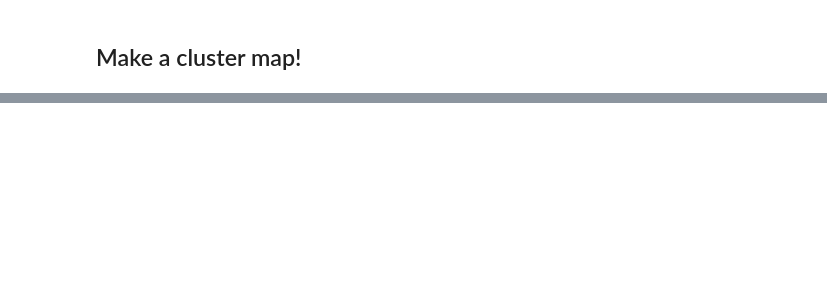
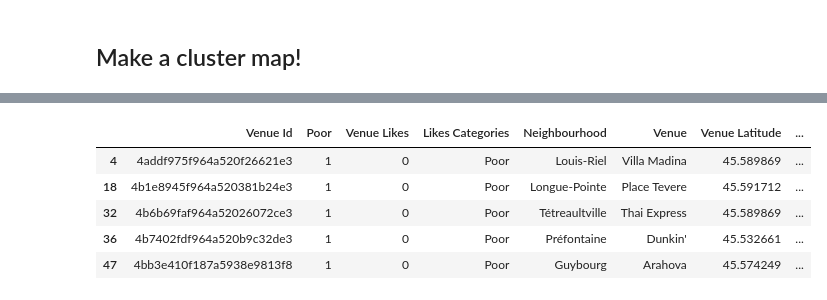
Before and after one commit to jlbdash/CapstoneProject, a Jupyter notebook: Montreal.ipynb, the cells around one changed output, grey strips where cells are left out. Cells and saved outputs as stored; diff of their text form; code cells hidden in the pictures; blank space fills up the shorter version.

```diff
--- a/Montreal.ipynb
+++ b/Montreal.ipynb
@@ -32,7 +43,7 @@ import folium
 # %%
 # The code was removed by Watson Studio for sharing.
 # %%
-body = client_55e1b85e93954a0a8adb3f781687106a.get_object(Bucket='capstone-donotdelete-pr-zvspxpvrshowno',Key='quartierreferencehabitation.csv')['Body']
+body = client_ad8a395b1a824e92be16f752eb12ce20.get_object(Bucket='capstone-donotdelete-pr-tbdvkbr5if4f3p',Key='quartierreferencehabitation.csv')['Body']
 # add missing __iter__ method, so pandas accepts body as file-like object
 if not hasattr(body, "__iter__"): body.__iter__ = types.MethodType( __iter__, body )
 
@@ -40,8 +51,9 @@ df_data_3 = pd.read_csv(body)
 mount = df_data_3.drop(columns=['no_qr', 'nom_mun','no_arr'])
 # %%
 
-body = client_55e1b85e93954a0a8adb3f781687106a.get_object(Bucket='capstone-donotdelete-pr-zvspxpvrshowno',Key='Neighbourhoods.csv')['Body']
+body = client_ad8a395b1a824e92be16f752eb12ce20.get_object(Bucket='capstone-donotdelete-pr-tbdvkbr5if4f3p',Key='Neighbourhoods.csv')['Body']
 # add missing __iter__ method, so pandas accepts body as file-like object
 if not hasattr(body, "__iter__"): body.__iter__ = types.MethodType( __iter__, body )
 
 df_data_5 = pd.read_csv(body)
+df_data_5.head()
@@ -215,7 +293,9 @@ plt.show()
 Poor = venuelist['Venue Likes']<=(np.percentile(venuelist['Venue Likes'], 25))
 Acceptable = venuelist[(venuelist['Venue Likes']>(np.percentile(venuelist['Venue Likes'], 25))) & (venuelist['Venue Likes']<=(np.percentile(venuelist['Venue Likes'], 50)))]
 Good = venuelist[(venuelist['Venue Likes']>(np.percentile(venuelist['Venue Likes'], 50))) & (venuelist['Venue Likes']<=(np.percentile(venuelist['Venue Likes'], 75)))]
-Great = venuelist['Venue Likes']>(np.percentile(venuelist['Venue Likes'], 75))
+Great = venuelist[(venuelist['Venue Likes']>(np.percentile(venuelist['Venue Likes'], 75))) & (venuelist['Venue Likes']<=(np.percentile(venuelist['Venue Likes'], 90)))]
+Excellent = venuelist['Venue Likes']>(np.percentile(venuelist['Venue Likes'], 90))
+
 
 def conditions(l):
     if l['Venue Likes']<=(np.percentile(venuelist['Venue Likes'], 25)):
@@ -224,8 +304,10 @@ def conditions(l):
         return 'Acceptable'
     if l['Venue Likes']<=(np.percentile(venuelist['Venue Likes'], 75)):
         return 'Good'
-    if l['Venue Likes']>(np.percentile(venuelist['Venue Likes'], 75)):
+    if l['Venue Likes']<=(np.percentile(venuelist['Venue Likes'], 90)):
         return 'Great'
+    if l['Venue Likes']>(np.percentile(venuelist['Venue Likes'], 90)):
+        return 'Excellent'
 
 venuelist['Likes Categories']=venuelist.apply(conditions, axis=1)
 # %%
@@ -256,7 +359,7 @@ city_grouped.head()
 # %% [markdown]
 <h2>Make a cluster map!</h2>
 # %%
-kclusters = 4
+kclusters = 5
 
 city_grouped_clustering = city_grouped.drop('Venue Id', 1)
 
@@ -300,4 +407,12 @@ map_clusters
 # %%
-# Cluster "Poor" Rating
+# Cluster 0: "Poor" Rating
 
-city_merge.loc[city_merge['Cluster Labels'] == 0, city_merge.columns[[0] + list(range(6, city_merge.shape[1]))]].head()
+poor = city_merge.loc[city_merge['Cluster Labels'] == 0, city_merge.columns[[0] + list(range(6, city_merge.shape[1]))]]
+poor.head()
+# %% [output]
+|  | Venue Id | Poor | Venue Likes | Likes Categories | Neighbourhood | Venue | Venue Latitude | ... |
+| 4 | 4addf975f964a520f26621e3 | 1 | 0 | Poor | Louis-Riel | Villa Madina | 45.589869 | ... |
+| 18 | 4b1e8945f964a520381b24e3 | 1 | 0 | Poor | Longue-Pointe | Place Tevere | 45.591712 | ... |
+| 32 | 4b6b69faf964a52026072ce3 | 1 | 0 | Poor | Tétreaultville | Thai Express | 45.589869 | ... |
+| 36 | 4b7402fdf964a520b9c32de3 | 1 | 0 | Poor | Préfontaine | Dunkin' | 45.532661 | ... |
+| 47 | 4bb3e410f187a5938e9813f8 | 1 | 0 | Poor | Guybourg | Arahova | 45.574249 | ... |
```
Also changed, not shown: parts of 22 cells of this notebook.
